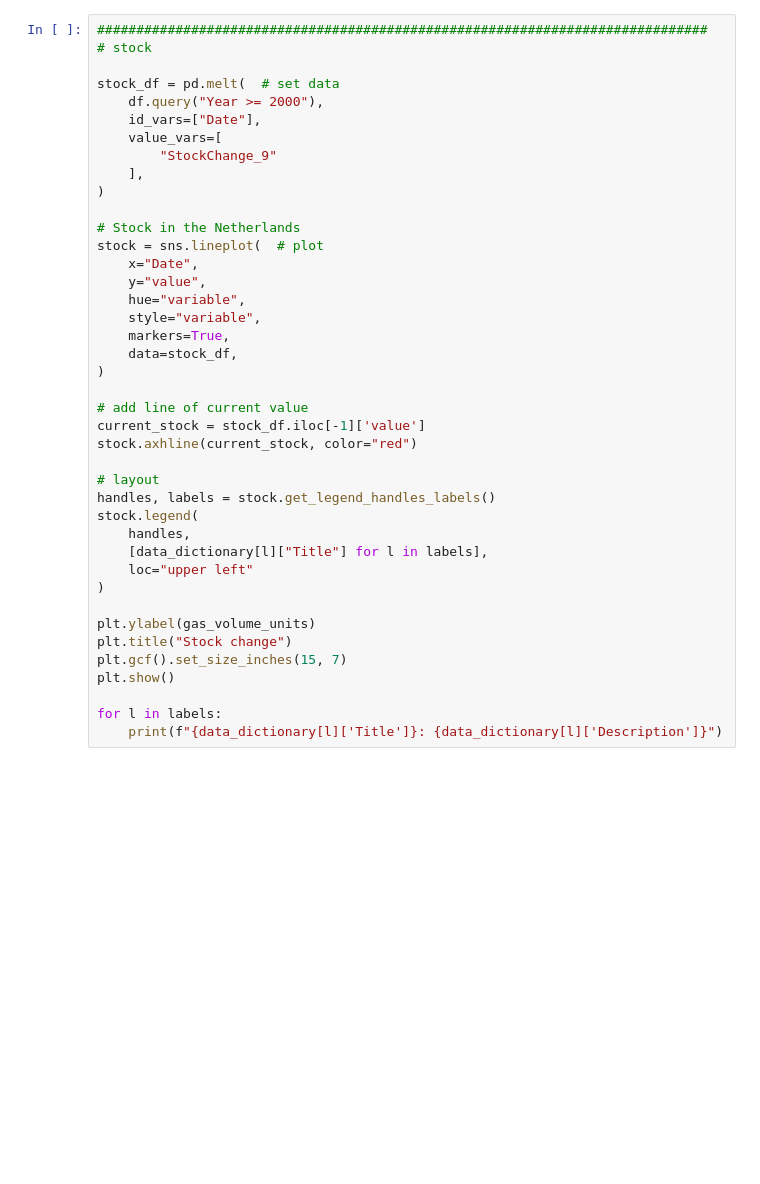
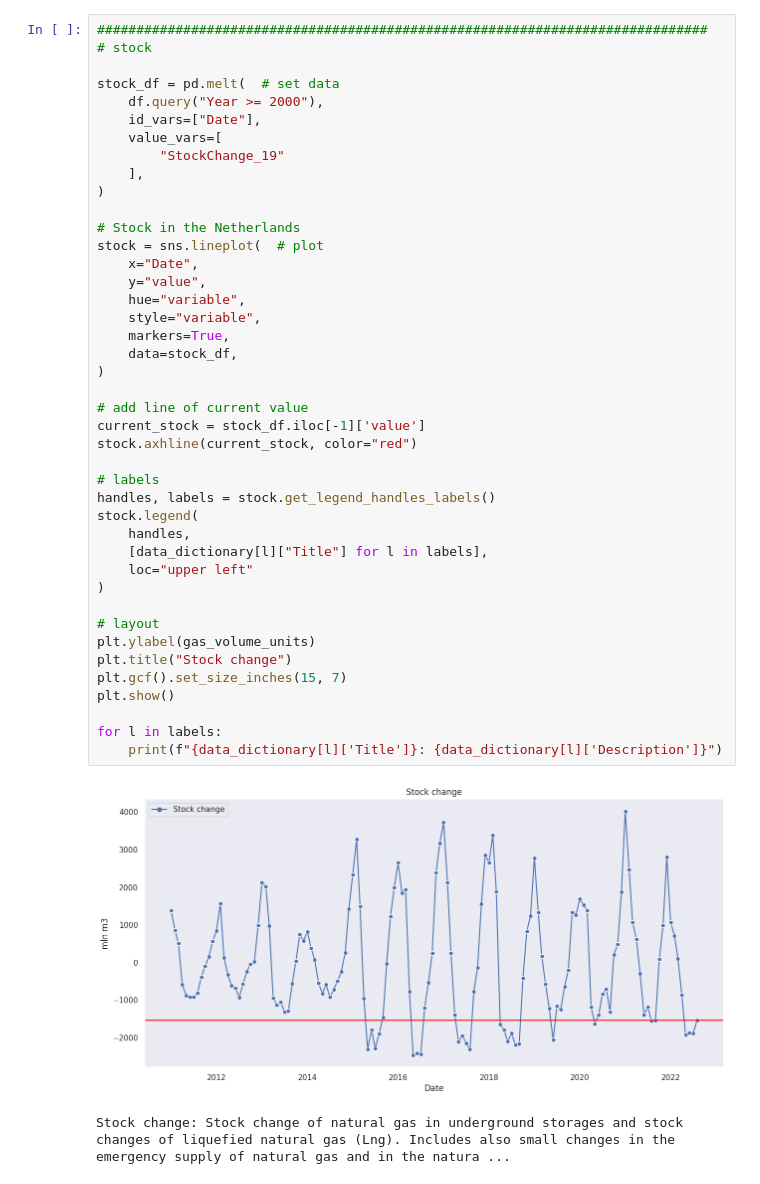
Before and after one commit to michaelvanvliet/natural-gas-supply-and-consumption, a Jupyter notebook: analyse.ipynb, the cells around one changed output. Cells and saved outputs as stored; diff of their text form; blank space fills up the shorter version.

```diff
--- a/analyse.ipynb
+++ b/analyse.ipynb
@@ -272,36 +362,40 @@ stock_df = pd.melt(  # set data
     df.query("Year >= 2000"),
     id_vars=["Date"],
     value_vars=[
-        "StockChange_9"
+        "StockChange_19"
     ],
 )
 
 # Stock in the Netherlands
 stock = sns.lineplot(  # plot
     x="Date",
     y="value",
     hue="variable",
     style="variable",
     markers=True,
     data=stock_df,
 )
 
 # add line of current value
 current_stock = stock_df.iloc[-1]['value']
 stock.axhline(current_stock, color="red")
 
-# layout
+# labels
 handles, labels = stock.get_legend_handles_labels()
 stock.legend(
     handles,
     [data_dictionary[l]["Title"] for l in labels],
     loc="upper left"
 )
 
+# layout
 plt.ylabel(gas_volume_units)
 plt.title("Stock change")
 plt.gcf().set_size_inches(15, 7)
 plt.show()
 
 for l in labels:
     print(f"{data_dictionary[l]['Title']}: {data_dictionary[l]['Description']}")
+# %% [output]
+[figure, added]
+Stock change: Stock change of natural gas in underground storages and stock changes of liquefied natural gas (Lng). Includes also small changes in the emergency supply of natural gas and in the natura ...
```
Also changed, not shown: parts of 27 cells of this notebook.
